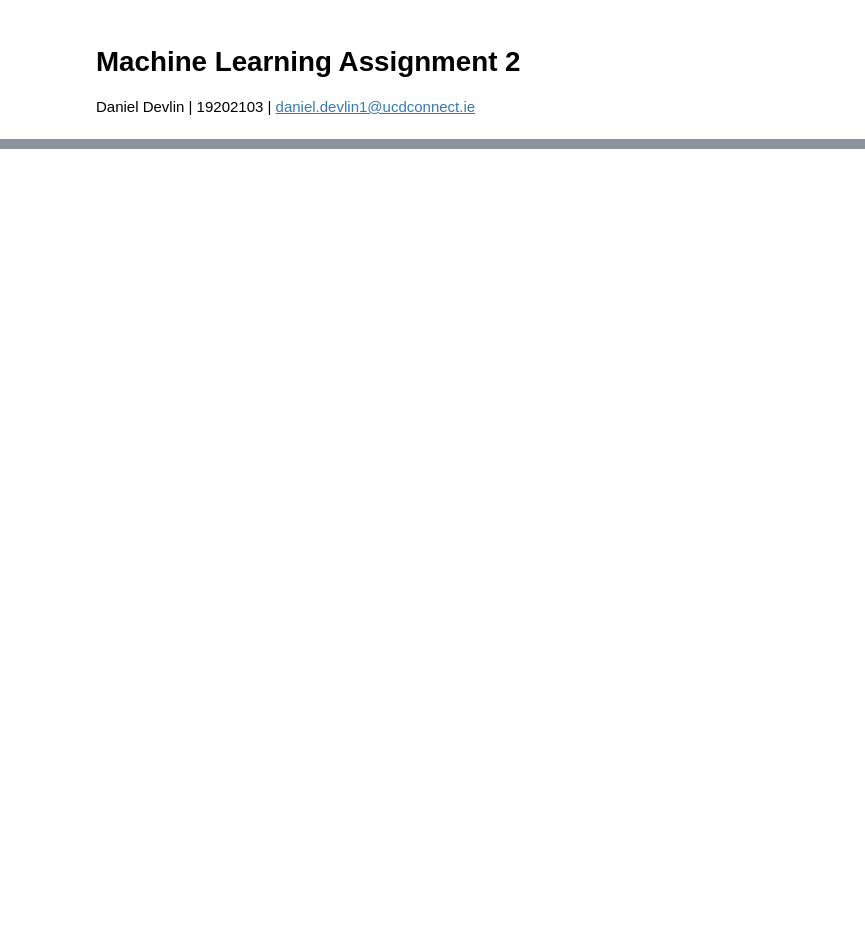
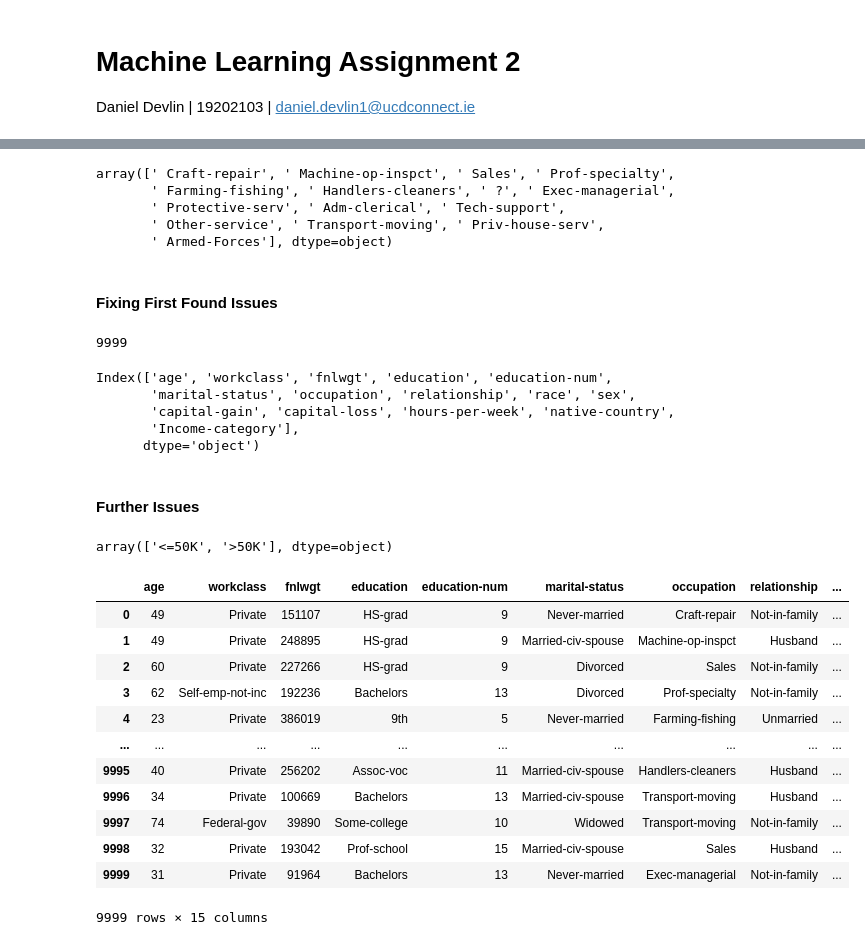
Before and after one commit to dandex200/COMP47490_Machine_Learning, a Jupyter notebook: Assignment_2/ML_A2.ipynb, the cells around one changed output, grey strips where cells are left out. Saved outputs shown, nothing was run; the diff lists cells and outputs as text; code cells hidden in the pictures; blank space fills up the shorter version.

```diff
--- a/Assignment_2/ML_A2.ipynb
+++ b/Assignment_2/ML_A2.ipynb
@@ -21,0 +80,51 @@ df_census.head()
+# %%
+df_census[' occupation'].unique()
+# %% [output]
+array([' Craft-repair', ' Machine-op-inspct', ' Sales', ' Prof-specialty',
+       ' Farming-fishing', ' Handlers-cleaners', ' ?', ' Exec-managerial',
+       ' Protective-serv', ' Adm-clerical', ' Tech-support',
+       ' Other-service', ' Transport-moving', ' Priv-house-serv',
+       ' Armed-Forces'], dtype=object)
+# %% [markdown]
+#### Fixing First Found Issues
+# %%
+#Removing Duplicates
+df_census = df_census.drop_duplicates()
+len(df_census)
+# %% [output]
+9999
+# %%
+#Removing Column Whitespaces
+df_census.columns = df_census.columns.str.lstrip() #Removing first whitespace
+df_census.columns
+# %% [output]
+Index(['age', 'workclass', 'fnlwgt', 'education', 'education-num',
+       'marital-status', 'occupation', 'relationship', 'race', 'sex',
+       'capital-gain', 'capital-loss', 'hours-per-week', 'native-country',
+       'Income-category'],
+      dtype='object')
+# %% [markdown]
+#### Further Issues
+# %%
+# Change income-category to 0 or 1
+df_census['Income-category'].unique()
+# %% [output]
+array(['<=50K', '>50K'], dtype=object)
+# %%
+col_vals = {'<=50K': 0, '>50K': 1}
+df_census['Income-category'] = df_census['Income-category'].map(col_vals)
+df_census
+# %% [output]
+|  | age | workclass | fnlwgt | education | education-num | marital-status | occupation | relationship | ... |
+| 0 | 49 | Private | 151107 | HS-grad | 9 | Never-married | Craft-repair | Not-in-family | ... |
+| 1 | 49 | Private | 248895 | HS-grad | 9 | Married-civ-spouse | Machine-op-inspct | Husband | ... |
+| 2 | 60 | Private | 227266 | HS-grad | 9 | Divorced | Sales | Not-in-family | ... |
+| 3 | 62 | Self-emp-not-inc | 192236 | Bachelors | 13 | Divorced | Prof-specialty | Not-in-family | ... |
+| 4 | 23 | Private | 386019 | 9th | 5 | Never-married | Farming-fishing | Unmarried | ... |
+| ... | ... | ... | ... | ... | ... | ... | ... | ... | ... |
+| 9995 | 40 | Private | 256202 | Assoc-voc | 11 | Married-civ-spouse | Handlers-cleaners | Husband | ... |
+| 9996 | 34 | Private | 100669 | Bachelors | 13 | Married-civ-spouse | Transport-moving | Husband | ... |
+| 9997 | 74 | Federal-gov | 39890 | Some-college | 10 | Widowed | Transport-moving | Not-in-family | ... |
+| 9998 | 32 | Private | 193042 | Prof-school | 15 | Married-civ-spouse | Sales | Husband | ... |
+| 9999 | 31 | Private | 91964 | Bachelors | 13 | Never-married | Exec-managerial | Not-in-family | ... |
+9999 rows × 15 columns
```
Also changed, not shown: parts of 29 cells of this notebook.
